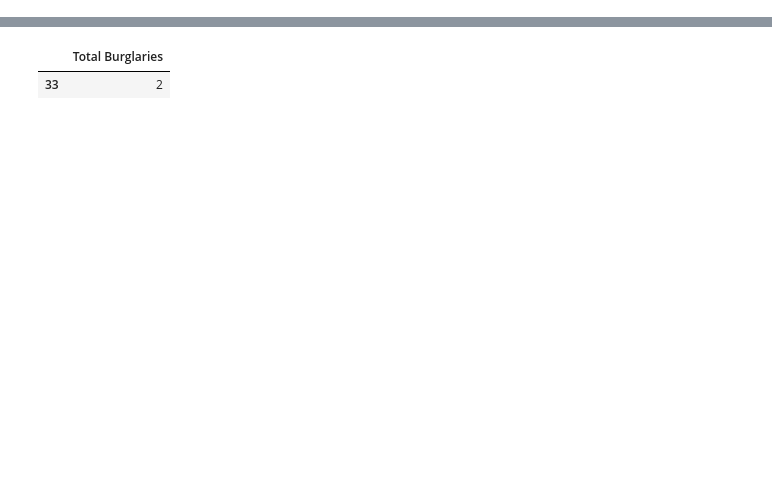
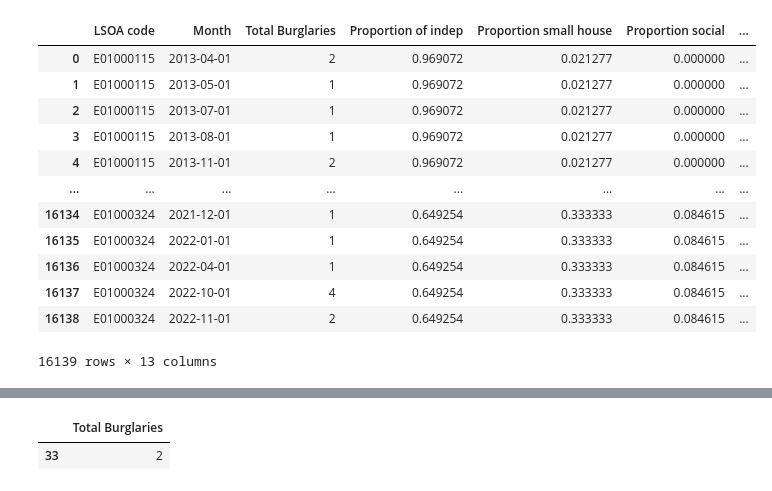
Before and after one commit to DC2-G19/policeResourceAllocation, a Jupyter notebook: XGBoost_Model.ipynb, the cells around one changed output, grey strips where cells are left out. Drawn from its saved outputs; the diff is of its cells as text; code cells hidden in the pictures; blank space fills up the shorter version.

```diff
--- a/XGBoost_Model.ipynb
+++ b/XGBoost_Model.ipynb
@@ -20,10 +20,15 @@ df_housing_all = pd.read_sql(query_house, conn)
 df_unemployment_all = pd.read_sql(query_unep, conn)
 #getting data from database and storing in DF
 conn.close()
+# %%
+start_year = 2013 #what data you will process
+end_year = 2022
+train_lower, train_upper = 2014, 2018 #what data you give the model to train
+test_lower, test_upper = 2019, 2019 #test years for model
 # %%
 df_unemployment = df_unemployment_all.rename(columns={'geogcode': 'LSOA code'})
 df_unemployment['Month'] =  pd.to_datetime(df_unemployment['date'])
-df_unemployment_5yr = df_unemployment[(df_unemployment['Month'].dt.year >= 2013) & (df_unemployment['Month'].dt.year <= 2019)]
+df_unemployment_5yr = df_unemployment[(df_unemployment['Month'].dt.year >= start_year) & (df_unemployment['Month'].dt.year <= end_year)]
 df_unemployment_5yr = df_unemployment_5yr[df_unemployment_5yr['LSOA code'] != 'Column Total']
 df_unemployment_5yr["Unemployment"] = df_unemployment_5yr["value"]
 df_unemployment_5yr = df_unemployment_5yr.drop(columns=["date", "index", "value"], axis=1)
@@ -52,8 +77,24 @@ burglaries_per_lsoa_month = burglaries_per_lsoa_month.reset_index(name='Total Bu
 # %%
 temp_merged = burglaries_per_lsoa_month.merge(df_housing_clean, how='left', on=['LSOA code']).dropna() #Merging Berg and Housing
 df_merged = temp_merged.merge(df_sunlight, how='left', on=['Month']) #Merging sunlight and (Housing+Burg)
 df_merged_2 =  df_merged.merge(df_unemployment_5yr, how='left', on=['Month', 'LSOA code']) #Mergving pervious with unemployment
-temp_merged_clean = df_merged_2.drop(columns=['LSOA name']) #Drop unnecessary Cols
+df_merged_3 = df_merged_2.merge(df_grannies, how='left', on='LSOA code')
+temp_merged_clean = df_merged_3.drop(columns=['LSOA name']) #Drop unnecessary Cols
+temp_merged_clean
+# %% [output]
+|  | LSOA code | Month | Total Burglaries | Proportion of indep | Proportion small house | Proportion social | ... |
+| 0 | E01000115 | 2013-04-01 | 2 | 0.969072 | 0.021277 | 0.000000 | ... |
+| 1 | E01000115 | 2013-05-01 | 1 | 0.969072 | 0.021277 | 0.000000 | ... |
+| 2 | E01000115 | 2013-07-01 | 1 | 0.969072 | 0.021277 | 0.000000 | ... |
+| 3 | E01000115 | 2013-08-01 | 1 | 0.969072 | 0.021277 | 0.000000 | ... |
+| 4 | E01000115 | 2013-11-01 | 2 | 0.969072 | 0.021277 | 0.000000 | ... |
+| ... | ... | ... | ... | ... | ... | ... | ... |
+| 16134 | E01000324 | 2021-12-01 | 1 | 0.649254 | 0.333333 | 0.084615 | ... |
+| 16135 | E01000324 | 2022-01-01 | 1 | 0.649254 | 0.333333 | 0.084615 | ... |
+| 16136 | E01000324 | 2022-04-01 | 1 | 0.649254 | 0.333333 | 0.084615 | ... |
+| 16137 | E01000324 | 2022-10-01 | 4 | 0.649254 | 0.333333 | 0.084615 | ... |
+| 16138 | E01000324 | 2022-11-01 | 2 | 0.649254 | 0.333333 | 0.084615 | ... |
+16139 rows × 13 columns
 # %%
 lags = [1, 2, 3, 4, 5, 6, 7, 8, 9, 10, 11, 12]  # Giving Lag value in months
 df = temp_merged_clean
```
Also changed, not shown: parts of 14 cells of this notebook, 1 other file.
